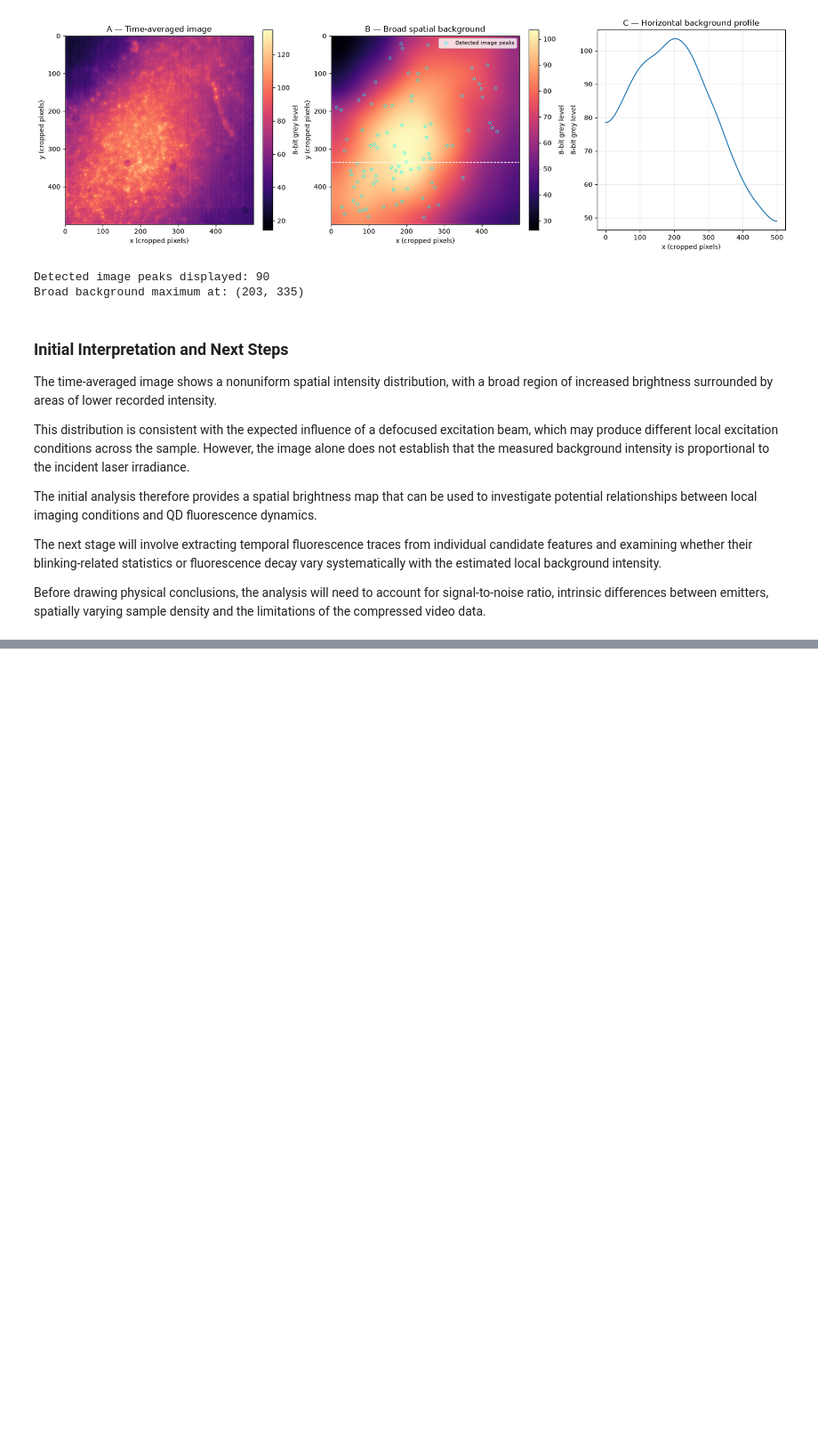
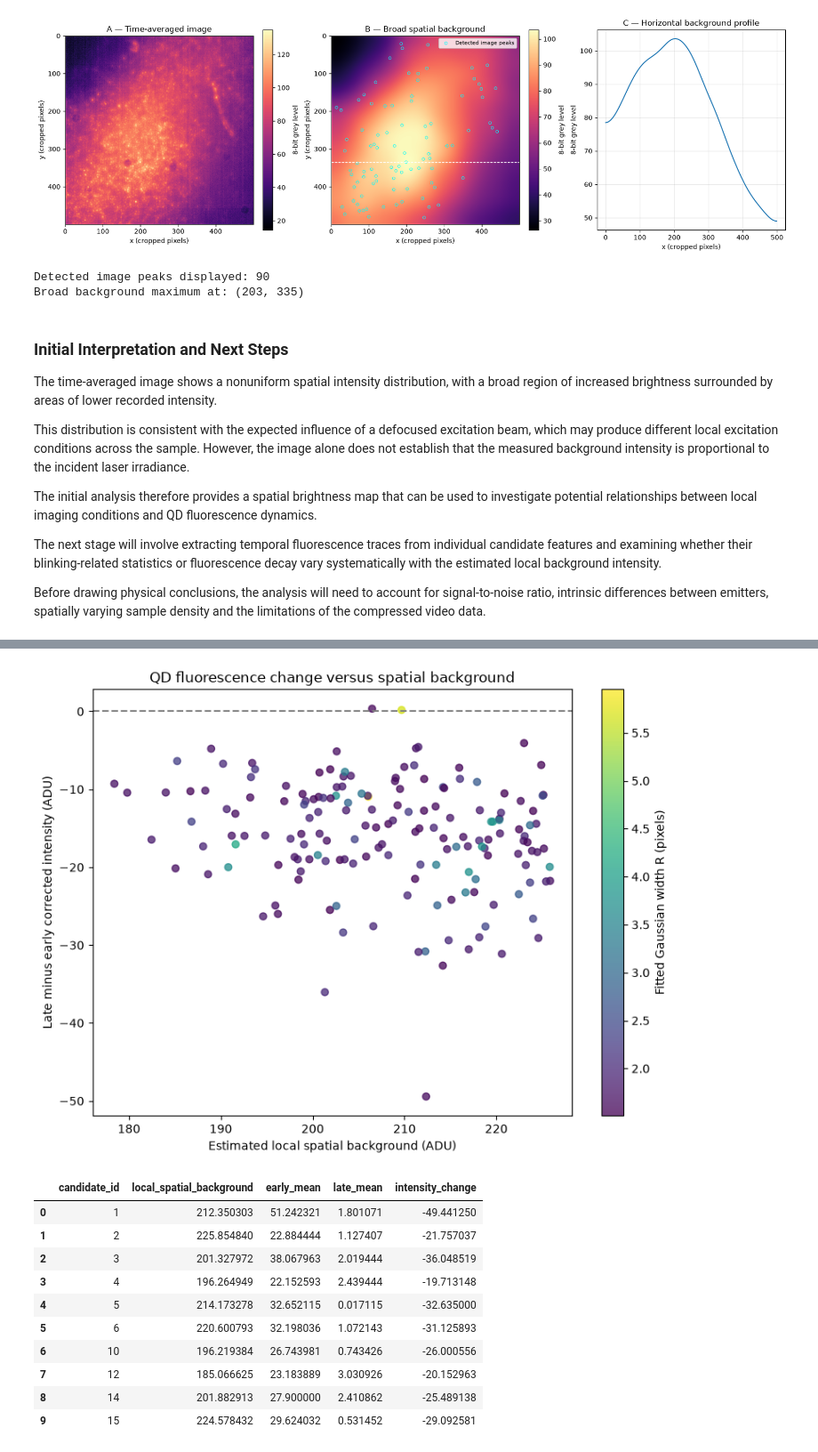
Before and after one commit to will3t/WT_MastersRepo, a Jupyter notebook: qd_blinking_supplementary_code/exploratory_analysis.ipynb, the cells around one changed output, grey strips where cells are left out. Shown at 89% size. Cells and saved outputs as stored; diff of their text form; code cells hidden in the pictures; blank space fills up the shorter version.

Commit message:
Additional fluorescence analysis on .raw files

```diff
--- a/qd_blinking_supplementary_code/exploratory_analysis.ipynb
+++ b/qd_blinking_supplementary_code/exploratory_analysis.ipynb
@@ -534,0 +738,74 @@ Before drawing physical conclusions, the analysis will need to account for signa
+# %%
+
+# Select first and last 200 frames for each candidate
+early = (
+    traces[traces["frame"] < 200]
+    .groupby("candidate_id")["corrected_mean_counts"]
+    .mean()
+    .rename("early_mean")
+)
+
+last_frame = traces["frame"].max()
+
+late = (
+    traces[traces["frame"] > last_frame - 200]
+    .groupby("candidate_id")["corrected_mean_counts"]
+    .mean()
+    .rename("late_mean")
+)
+
+comparison = (
+    candidates
+    .merge(early, on="candidate_id")
+    .merge(late, on="candidate_id")
+)
+
+# Absolute intensity change
+comparison["intensity_change"] = (
+    comparison["late_mean"] - comparison["early_mean"]
+)
+
+fig, ax = plt.subplots(figsize=(8, 6))
+
+scatter = ax.scatter(
+    comparison["local_spatial_background"],
+    comparison["intensity_change"],
+    c=comparison["R"],
+    cmap="viridis",
+    alpha=0.75
+)
+
+ax.axhline(0, color="grey", linestyle="--")
+
+ax.set_xlabel("Estimated local spatial background (ADU)")
+ax.set_ylabel("Late minus early corrected intensity (ADU)")
+ax.set_title("QD fluorescence change versus spatial background")
+
+plt.colorbar(scatter, ax=ax, label="Fitted Gaussian width R (pixels)")
+plt.tight_layout()
+plt.show()
+
+display(
+    comparison[
+        [
+            "candidate_id",
+            "local_spatial_background",
+            "early_mean",
+            "late_mean",
+            "intensity_change"
+        ]
+    ].head(10)
+)
+# %% [output]
+[figure, added]
+|  | candidate_id | local_spatial_background | early_mean | late_mean | intensity_change |
+| 0 | 1 | 212.350303 | 51.242321 | 1.801071 | -49.441250 |
+| 1 | 2 | 225.854840 | 22.884444 | 1.127407 | -21.757037 |
+| 2 | 3 | 201.327972 | 38.067963 | 2.019444 | -36.048519 |
+| 3 | 4 | 196.264949 | 22.152593 | 2.439444 | -19.713148 |
+| 4 | 5 | 214.173278 | 32.652115 | 0.017115 | -32.635000 |
+| 5 | 6 | 220.600793 | 32.198036 | 1.072143 | -31.125893 |
+| 6 | 10 | 196.219384 | 26.743981 | 0.743426 | -26.000556 |
+| 7 | 12 | 185.066625 | 23.183889 | 3.030926 | -20.152963 |
+| 8 | 14 | 201.882913 | 27.900000 | 2.410862 | -25.489138 |
+| 9 | 15 | 224.578432 | 29.624032 | 0.531452 | -29.092581 |
```
Also changed, not shown: parts of 18 cells of this notebook.
